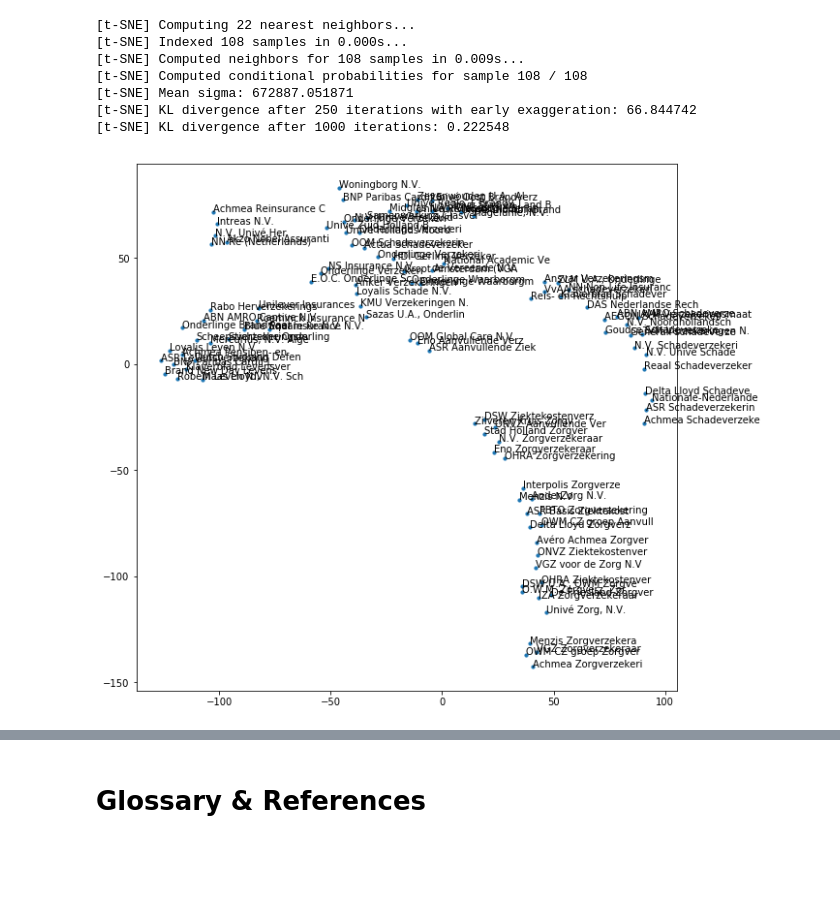
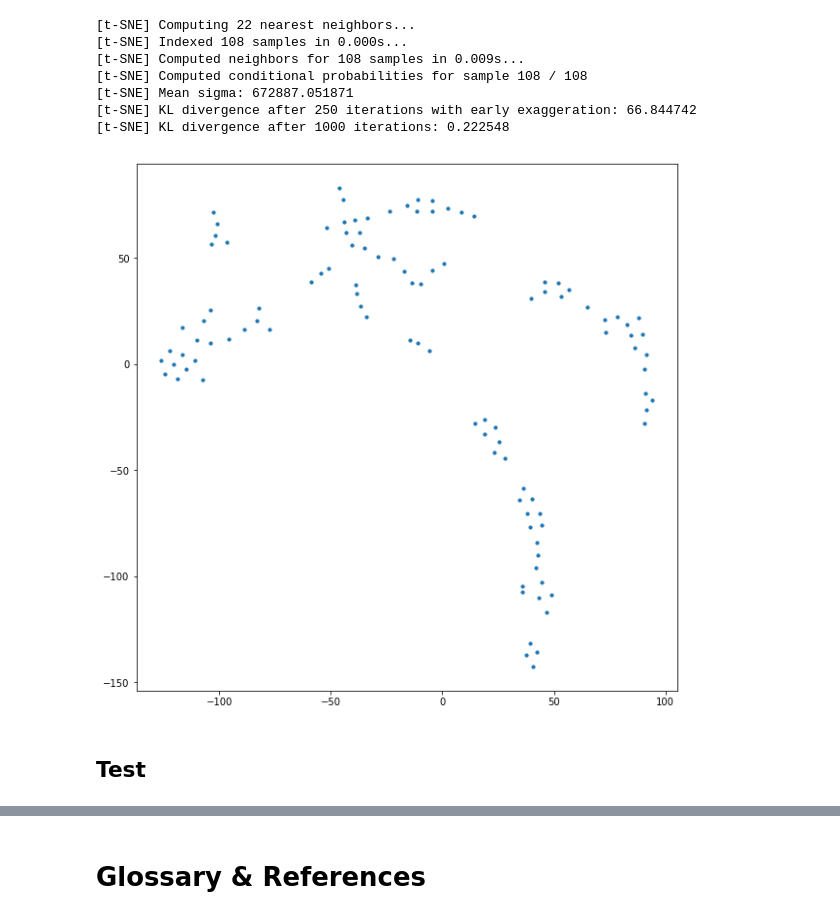
Before and after one commit to bvdboom/demo_dnb_data, a Jupyter notebook: DNB Demo Innovatiefestival.ipynb, the cells around one changed output, grey strips where cells are left out. Saved outputs shown, nothing was run; the diff lists cells and outputs as text; code cells hidden in the pictures; blank space fills up the shorter version.

```diff
--- a/DNB Demo Innovatiefestival.ipynb
+++ b/DNB Demo Innovatiefestival.ipynb
@@ -246,13 +247,15 @@ Y = TSNE(n_components = 2, perplexity = 7,
 # %%
 plt.figure(figsize = (10, 10))
 
 plt.scatter(x = Y[:, 0],
               y = Y[:, 1],
               s = 10)
 
-for i in range(len(Y[:,0])):
-    plt.annotate(df_premiums.index[i][0:20], (Y[i,0], Y[i,1]))
+# for i in range(len(Y[:,0])):
+#     plt.annotate(df_premiums.index[i][0:20], (Y[i,0], Y[i,1]))
 
 plt.show()
 # %% [output]
-[figure, old version]
+[figure, new version]
+# %% [markdown]
+## Test
```
Also changed, not shown: parts of 14 cells of this notebook.
